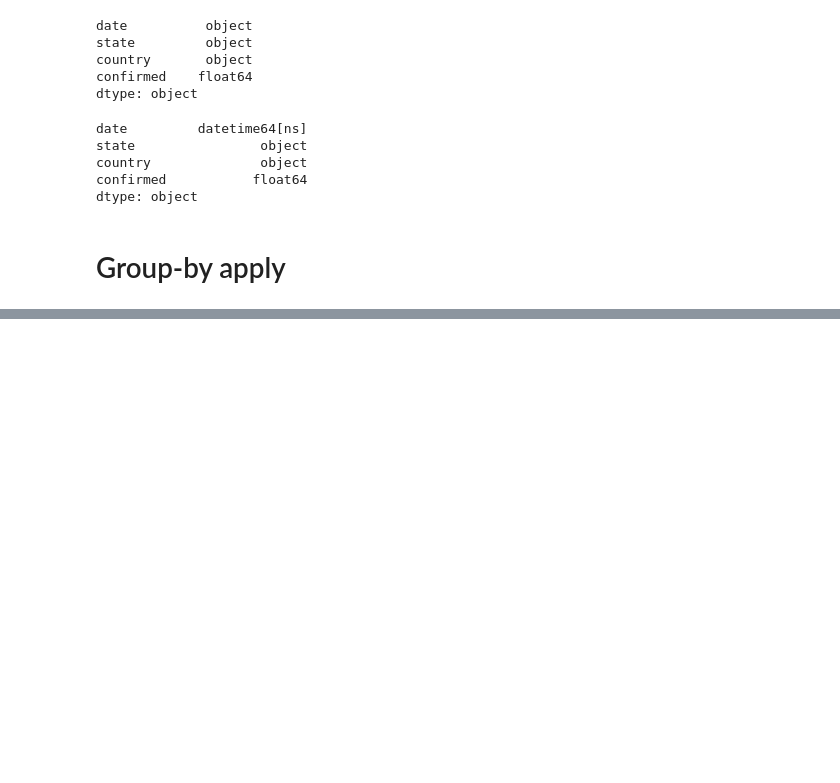
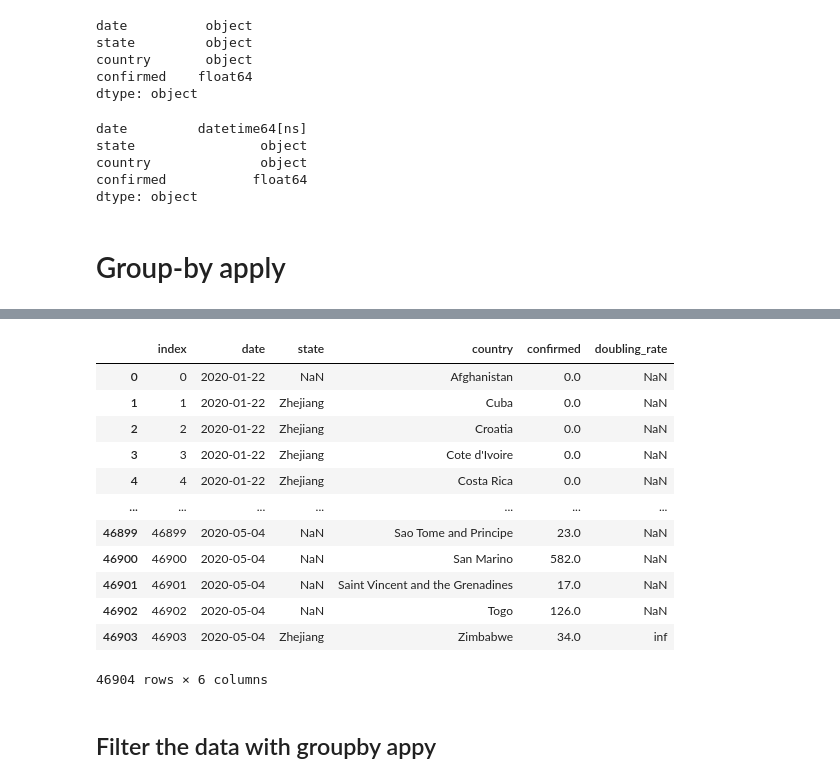
Before and after one commit to kshabani/Shabani_Covid_Data_Analysis, a Jupyter notebook: notebooks/Data_Preparation_V1.0.ipynb, the cells around one changed output, grey strips where cells are left out. Saved outputs shown, nothing was run; the diff lists cells and outputs as text; code cells hidden in the pictures; blank space fills up the shorter version.

```diff
--- a/notebooks/Data_Preparation_V1.0.ipynb
+++ b/notebooks/Data_Preparation_V1.0.ipynb
@@ -264,0 +436,9 @@ pd_JH_data.head()
+# %%
+def rolling_reg(df_input,col='confirmed'):
+    ''' input has to be a data frame'''
+    ''' return is single series (mandatory for group by apply)'''
+    days_back=3
+    result=df_input[col].rolling(
+                window=days_back,
+                min_periods=days_back).apply(get_doubling_time_via_regression,raw=False)
+    return result
@@ -264,0 +465,6 @@ pd_JH_data.head()
+# %%
+pd_DR_result=pd_JH_data[['state','country','confirmed']].groupby(['state','country']).apply(rolling_reg,'confirmed').reset_index()
+# %%
+pd_DR_result=pd_DR_result.rename(columns={'confirmed':'doubling_rate',
+                             'level_2':'index'})
+pd_DR_result
@@ -264,0 +485,3 @@ pd_JH_data.head()
+# %%
+pd_JH_data=pd_JH_data.reset_index()
+pd_JH_data.head()
@@ -264,0 +499,19 @@ pd_JH_data.head()
+# %%
+pd_result_larg=pd.merge(pd_JH_data,pd_DR_result[['index','doubling_rate']],on=['index'],how='left')
+pd_result_larg
+# %% [output]
+|  | index | date | state | country | confirmed | doubling_rate |
+| 0 | 0 | 2020-01-22 | NaN | Afghanistan | 0.0 | NaN |
+| 1 | 1 | 2020-01-22 | Zhejiang | Cuba | 0.0 | NaN |
+| 2 | 2 | 2020-01-22 | Zhejiang | Croatia | 0.0 | NaN |
+| 3 | 3 | 2020-01-22 | Zhejiang | Cote d'Ivoire | 0.0 | NaN |
+| 4 | 4 | 2020-01-22 | Zhejiang | Costa Rica | 0.0 | NaN |
+| ... | ... | ... | ... | ... | ... | ... |
+| 46899 | 46899 | 2020-05-04 | NaN | Sao Tome and Principe | 23.0 | NaN |
+| 46900 | 46900 | 2020-05-04 | NaN | San Marino | 582.0 | NaN |
+| 46901 | 46901 | 2020-05-04 | NaN | Saint Vincent and the Grenadines | 17.0 | NaN |
+| 46902 | 46902 | 2020-05-04 | NaN | Togo | 126.0 | NaN |
+| 46903 | 46903 | 2020-05-04 | Zhejiang | Zimbabwe | 34.0 | inf |
+46904 rows × 6 columns
+# %% [markdown]
+## Filter the data with groupby appy
```
Also changed, not shown: parts of 28 cells of this notebook, 6 other files.
